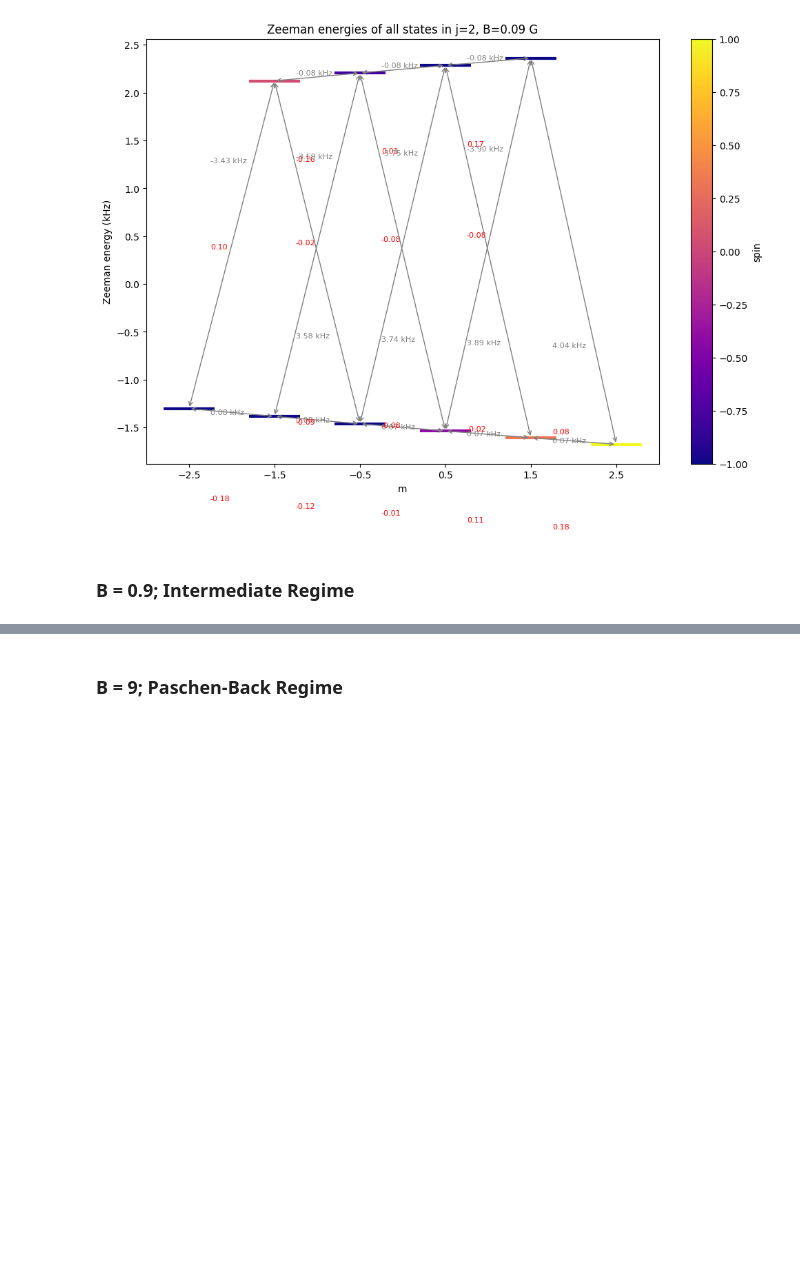
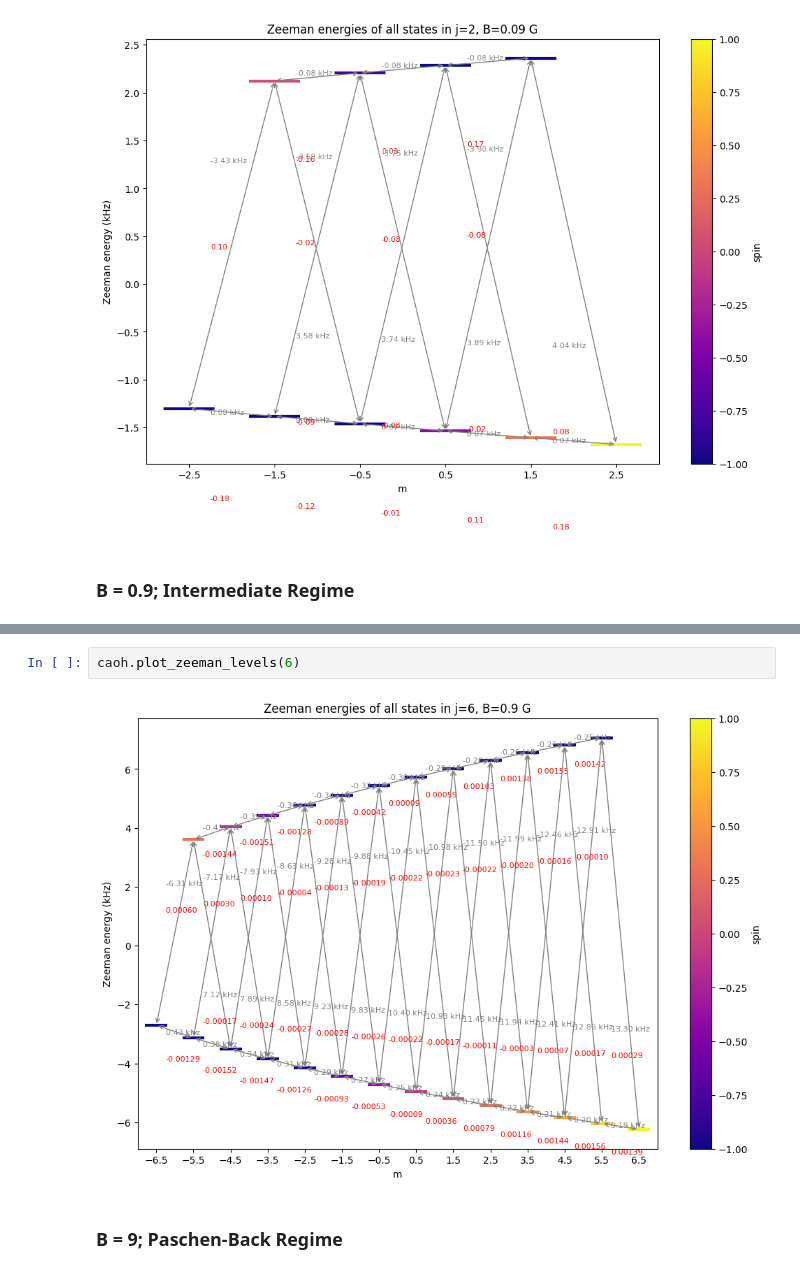
Before and after one commit to sdracia/QIC, a Jupyter notebook: project/caoh+.ipynb, the cells around one changed output, grey strips where cells are left out. Saved outputs shown, nothing was run; the diff lists cells and outputs as text; blank space fills up the shorter version.

```diff
--- a/project/caoh+.ipynb
+++ b/project/caoh+.ipynb
@@ -39,3 +36,7 @@ caoh.plot_zeeman_levels(2)
+# %%
+caoh.plot_zeeman_levels(6)
+# %% [output]
+[figure, added]
 # %% [markdown]
 ### B = 9; Paschen-Back Regime
 # %%
```
Also changed, not shown: parts of 4 cells of this notebook, 15 other files.
